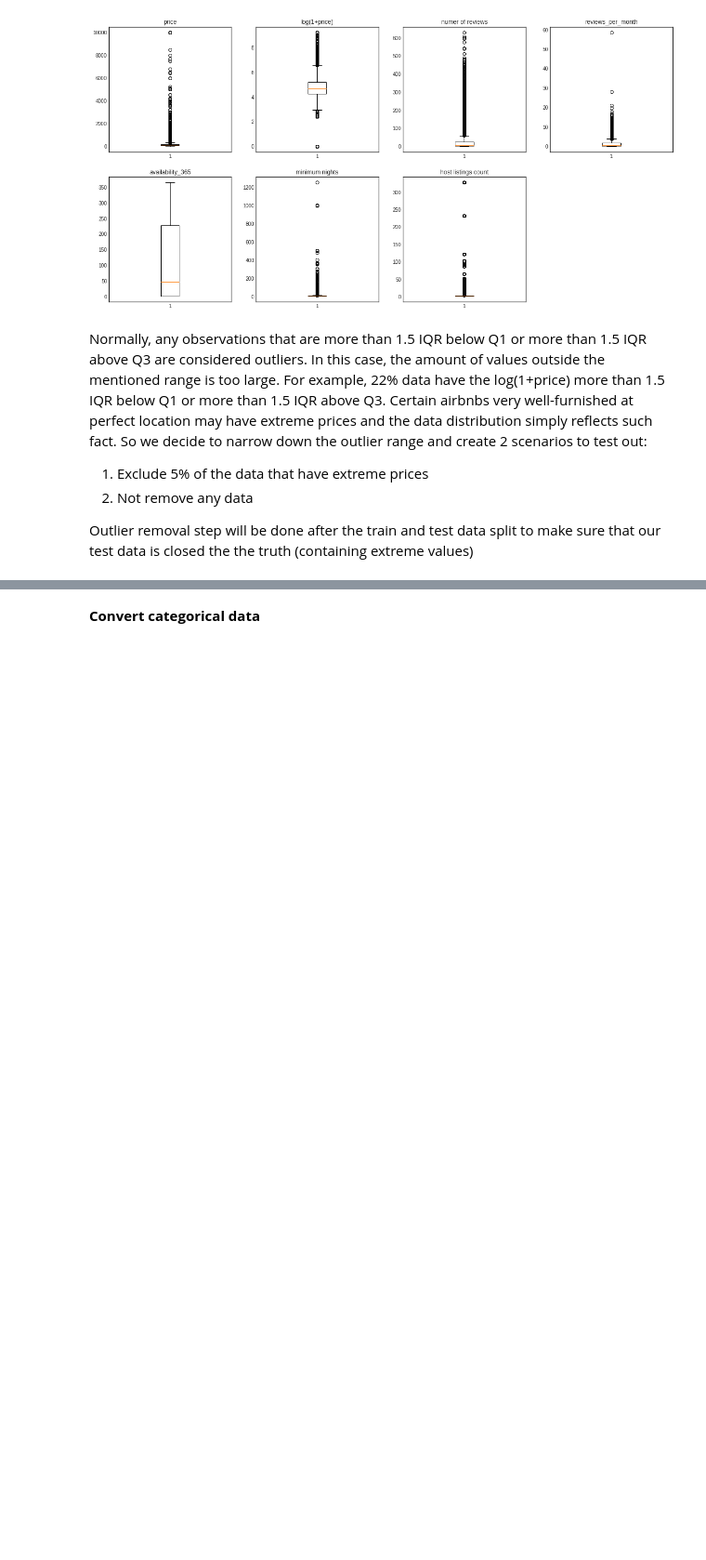
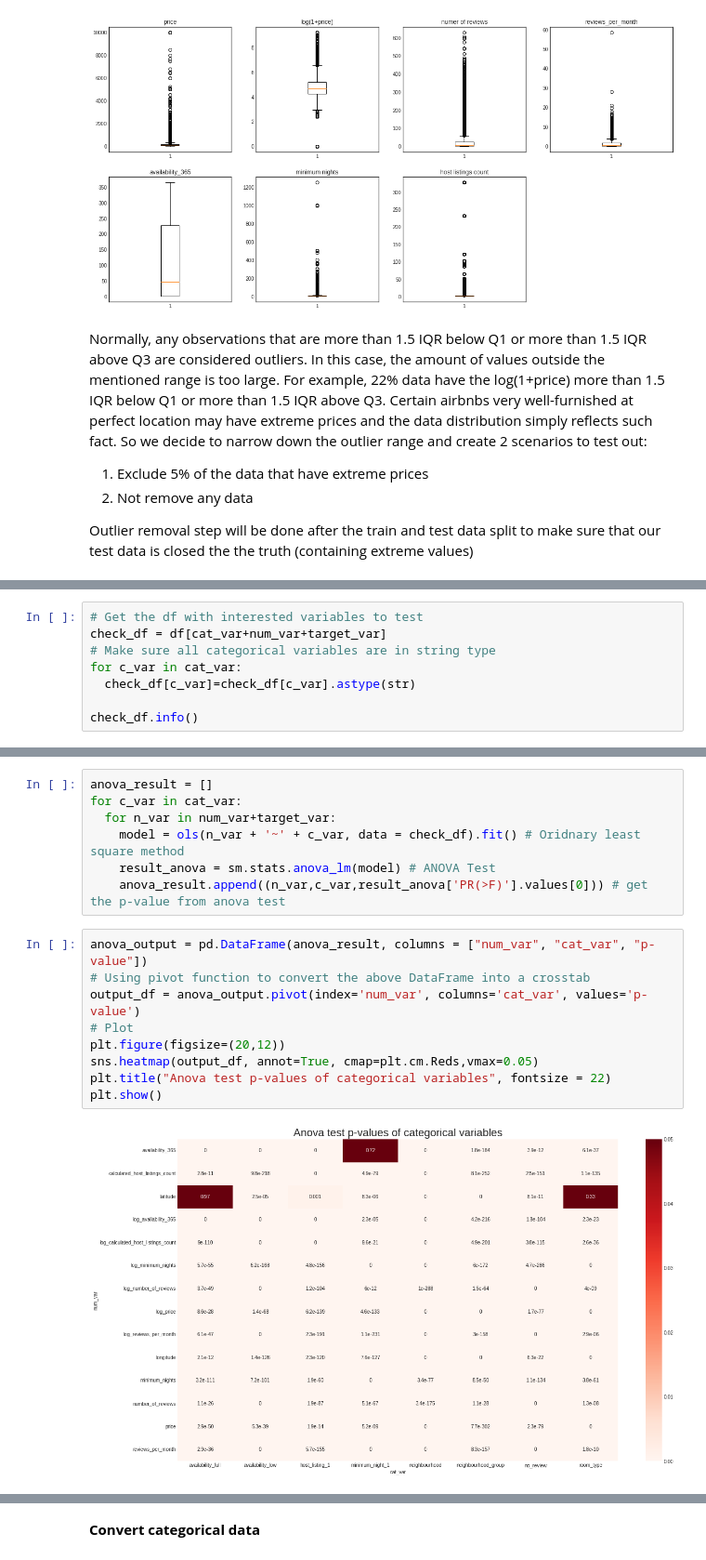
Before and after one commit to nguyen-nhat-mai/ensemble_project, a Jupyter notebook: Airbnb_Price_Prediction.ipynb, the cells around one changed output, grey strips where cells are left out. Shown at 93% size. Saved outputs shown, nothing was run; the diff lists cells and outputs as text; blank space fills up the shorter version.

```diff
--- a/Airbnb_Price_Prediction.ipynb
+++ b/Airbnb_Price_Prediction.ipynb
@@ -470,0 +492,8 @@ Outlier removal step will be done after the train and test data split to make su
+# %%
+# Get the df with interested variables to test
+check_df = df[cat_var+num_var+target_var]
+# Make sure all categorical variables are in string type
+for c_var in cat_var:
+  check_df[c_var]=check_df[c_var].astype(str)
+
+check_df.info()
@@ -470,0 +529,18 @@ Outlier removal step will be done after the train and test data split to make su
+# %%
+anova_result = []
+for c_var in cat_var:
+  for n_var in num_var+target_var:
+    model = ols(n_var + '~' + c_var, data = check_df).fit() # Oridnary least square method
+    result_anova = sm.stats.anova_lm(model) # ANOVA Test
+    anova_result.append((n_var,c_var,result_anova['PR(>F)'].values[0])) # get the p-value from anova test
+# %%
+anova_output = pd.DataFrame(anova_result, columns = ["num_var", "cat_var", "p-value"])
+# Using pivot function to convert the above DataFrame into a crosstab
+output_df = anova_output.pivot(index='num_var', columns='cat_var', values='p-value')
+# Plot
+plt.figure(figsize=(20,12))
+sns.heatmap(output_df, annot=True, cmap=plt.cm.Reds,vmax=0.05)
+plt.title("Anova test p-values of categorical variables", fontsize = 22)
+plt.show()
+# %% [output]
+[figure, added]
```
Also changed, not shown: parts of 32 cells of this notebook.
